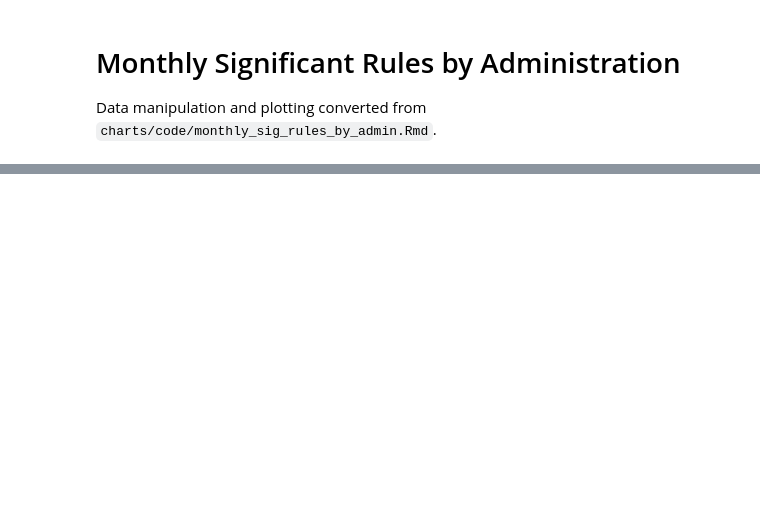
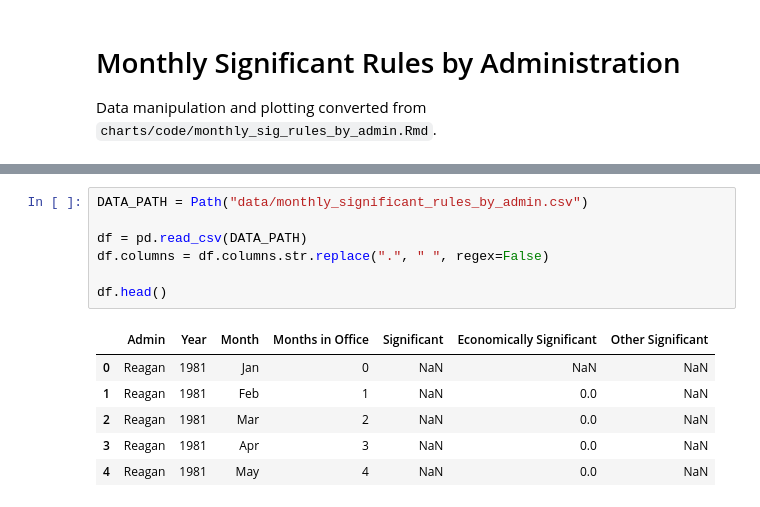
Before and after one commit to regulatorystudies/Reg-Stats, a Jupyter notebook: dashboard-two/monthly_sig.ipynb, the cells around one changed output, grey strips where cells are left out. Cells and saved outputs as stored; diff of their text form; blank space fills up the shorter version.

```diff
--- a/dashboard-two/monthly_sig.ipynb
+++ b/dashboard-two/monthly_sig.ipynb
@@ -157,0 +29,14 @@ print(f"Saved to {out_dir / name}.pdf and .png")
+# %%
+DATA_PATH = Path("data/monthly_significant_rules_by_admin.csv")
+
+df = pd.read_csv(DATA_PATH)
+df.columns = df.columns.str.replace(".", " ", regex=False)
+
+df.head()
+# %% [output]
+|  | Admin | Year | Month | Months in Office | Significant | Economically Significant | Other Significant |
+| 0 | Reagan | 1981 | Jan | 0 | NaN | NaN | NaN |
+| 1 | Reagan | 1981 | Feb | 1 | NaN | 0.0 | NaN |
+| 2 | Reagan | 1981 | Mar | 2 | NaN | 0.0 | NaN |
+| 3 | Reagan | 1981 | Apr | 3 | NaN | 0.0 | NaN |
+| 4 | Reagan | 1981 | May | 4 | NaN | 0.0 | NaN |
```
Also changed, not shown: parts of 16 cells of this notebook, 2 other files.
